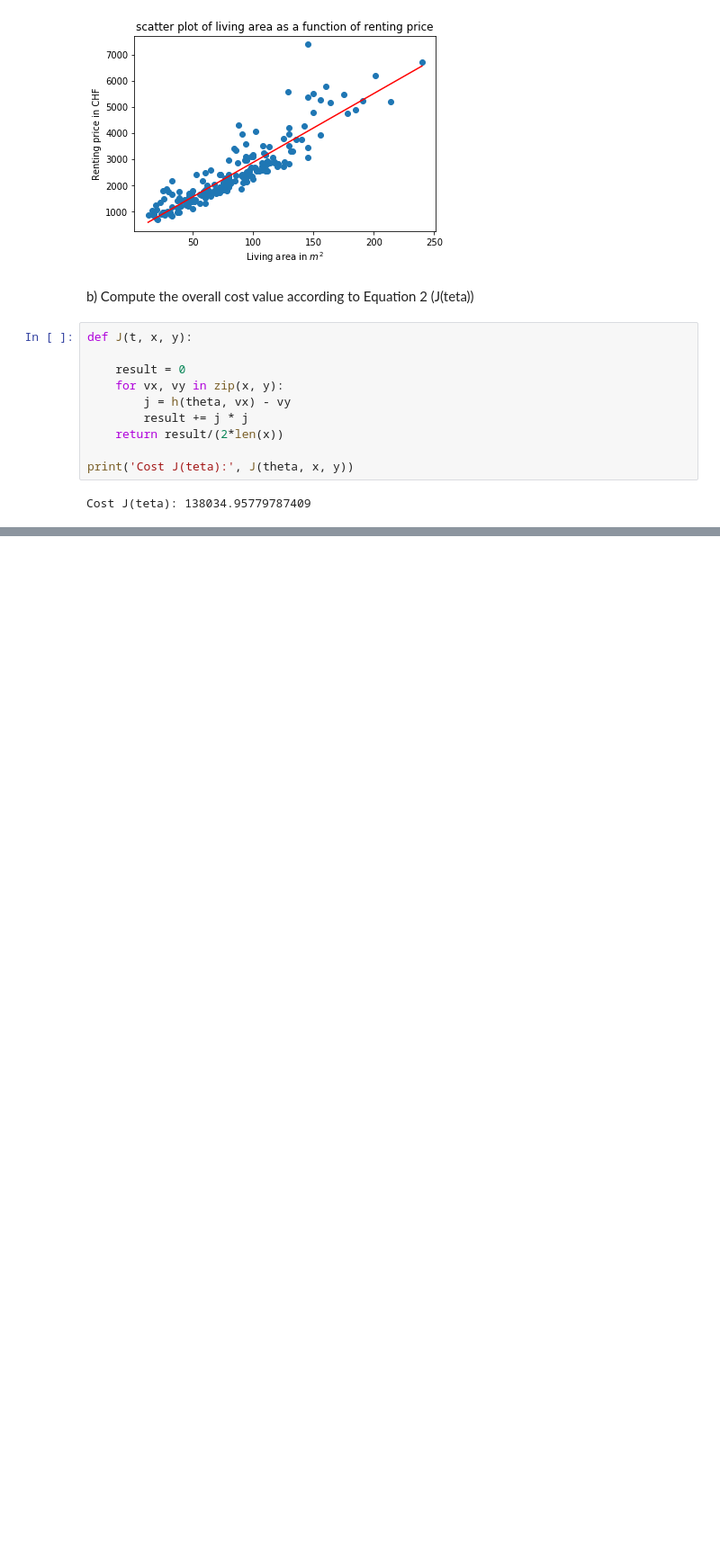
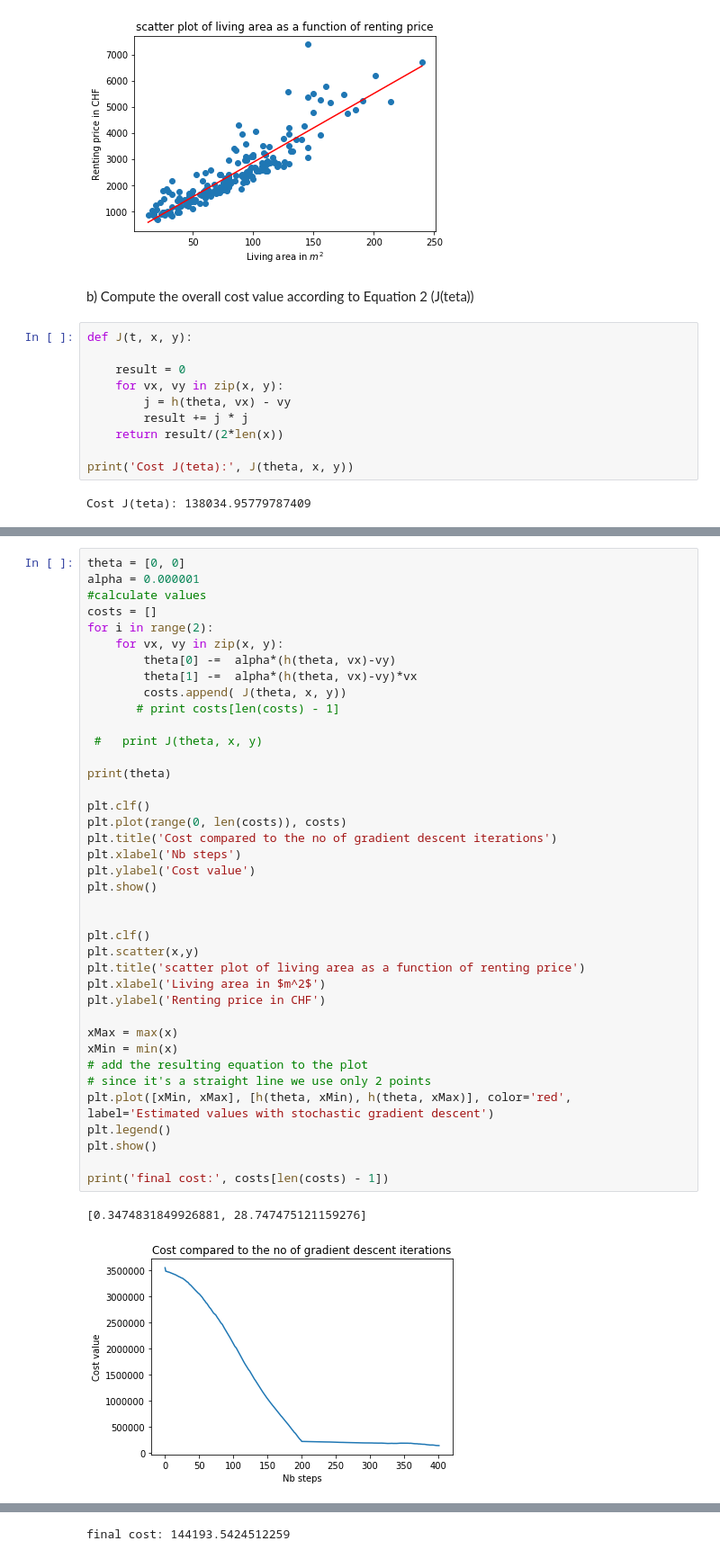
Before and after one commit to flavz27/mach_le_mse, a Jupyter notebook: PW04/04_pittet_vitali.ipynb, the cells around one changed output, grey strips where cells are left out. Shown at 90% size. Cells and saved outputs as stored; diff of their text form; blank space fills up the shorter version.

```diff
--- a/PW04/04_pittet_vitali.ipynb
+++ b/PW04/04_pittet_vitali.ipynb
@@ -100,0 +195,42 @@ Cost J(teta): 138034.95779787409
+# %%
+theta = [0, 0]
+alpha = 0.000001
+#calculate values
+costs = []
+for i in range(2):
+    for vx, vy in zip(x, y):
+        theta[0] -=  alpha*(h(theta, vx)-vy)
+        theta[1] -=  alpha*(h(theta, vx)-vy)*vx
+        costs.append( J(theta, x, y))
+       # print costs[len(costs) - 1]
+
+ #   print J(theta, x, y)
+
+print(theta)
+
+plt.clf()
+plt.plot(range(0, len(costs)), costs)
+plt.title('Cost compared to the no of gradient descent iterations')
+plt.xlabel('Nb steps')
+plt.ylabel('Cost value')
+plt.show()
+
+
+plt.clf()
+plt.scatter(x,y)
+plt.title('scatter plot of living area as a function of renting price')
+plt.xlabel('Living area in $m^2$')
+plt.ylabel('Renting price in CHF')
+
+xMax = max(x)
+xMin = min(x)
+# add the resulting equation to the plot
+# since it's a straight line we use only 2 points
+plt.plot([xMin, xMax], [h(theta, xMin), h(theta, xMax)], color='red', label='Estimated values with stochastic gradient descent')
+plt.legend()
+plt.show()
+
+print('final cost:', costs[len(costs) - 1])
+# %% [output]
+[0.3474831849926881, 28.747475121159276]
+[figure, added]
@@ -100,0 +238 @@ Cost J(teta): 138034.95779787409
+final cost: 144193.5424512259
```
Also changed, not shown: parts of 6 cells of this notebook.
